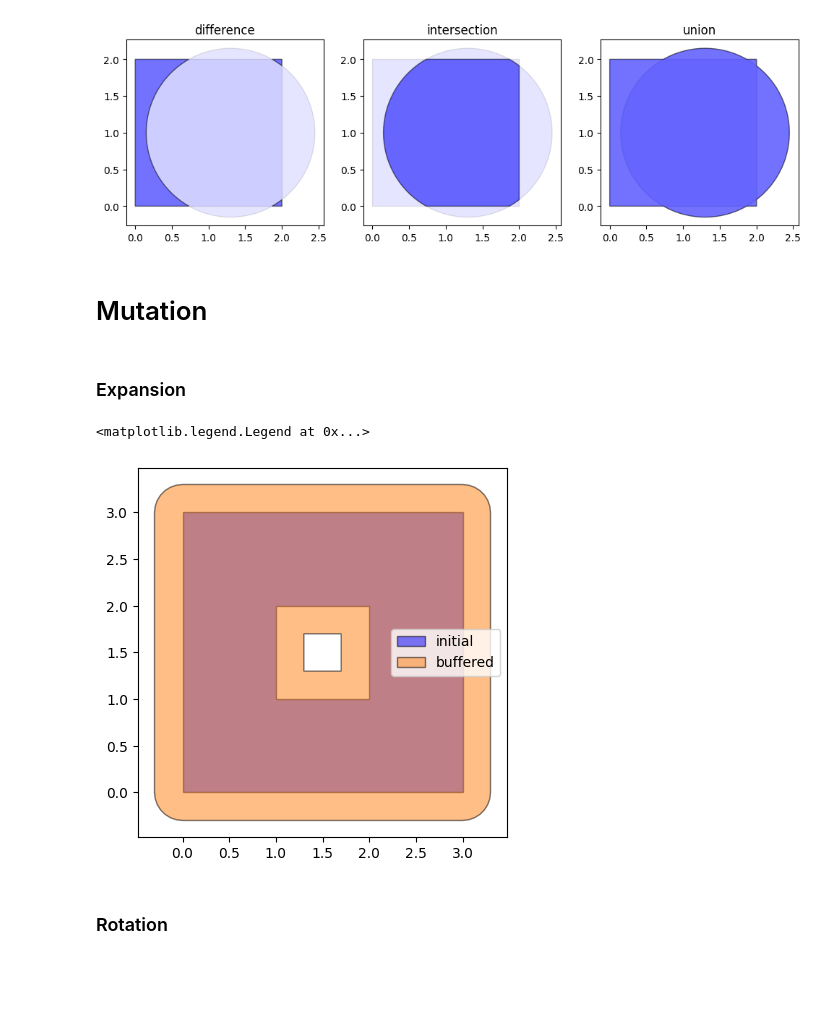
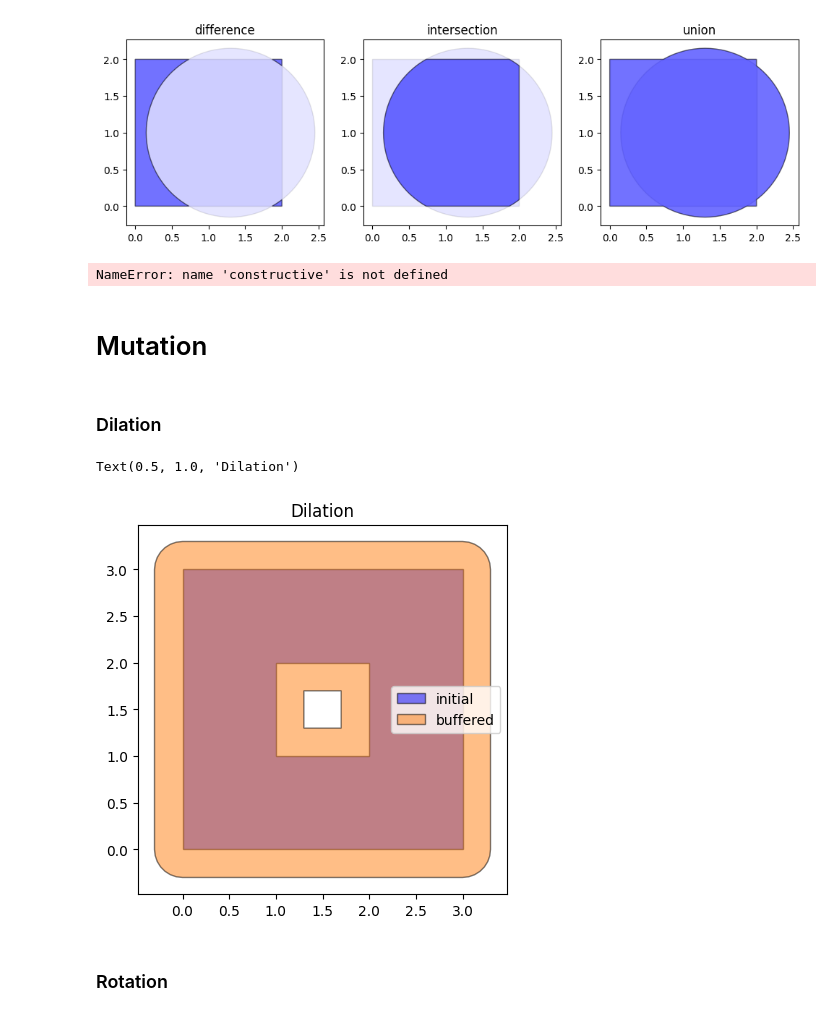
Before and after one commit to seekjim20/dshape, a Jupyter notebook: ipynb/playground.ipynb, the cells around one changed output. Cells and saved outputs as stored; diff of their text form; code cells hidden in the pictures; blank space fills up the shorter version.

```diff
--- a/ipynb/playground.ipynb
+++ b/ipynb/playground.ipynb
@@ -72,23 +83,28 @@ ax[2].set_title('union')
 plt.show()
 # %% [output]
 [figure]
+# %%
+p3 = constructive.convex_hull(p2)
+# %% [output]
+NameError: name 'constructive' is not defined
 # %% [markdown]
 # Mutation
 # %% [markdown]
-### Expansion
+### Dilation
 # %%
 p1 = geometry.Rectangle(0, 0, 3, 3)
 p2 = geometry.Rectangle(1, 1, 1, 1)
 p3 = set_ops.difference(p1, p2)
 p4 = mutation.buffer(p3, 0.3)
 
 fig, ax = plt.subplots()
 p3.plot(ax=ax, label='initial')
 p4.plot(ax=ax, color='tab:orange', label='buffered')
 ax.legend()
+ax.set_title('Dilation')
 # %% [output]
-<matplotlib.legend.Legend at 0x...>
+Text(0.5, 1.0, 'Dilation')
-[figure, old version]
+[figure, new version]
 # %% [markdown]
 ### Rotation
 # %%
```
Also changed, not shown: parts of 7 cells of this notebook, 6 other files.
